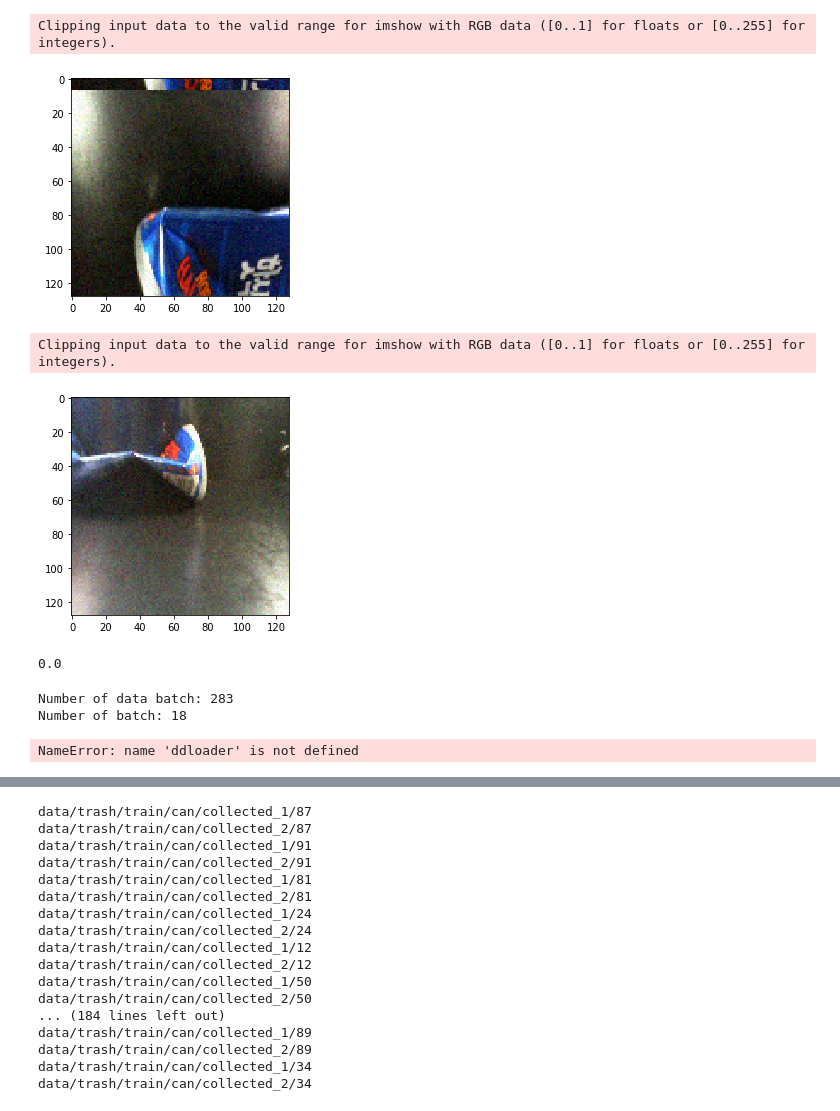
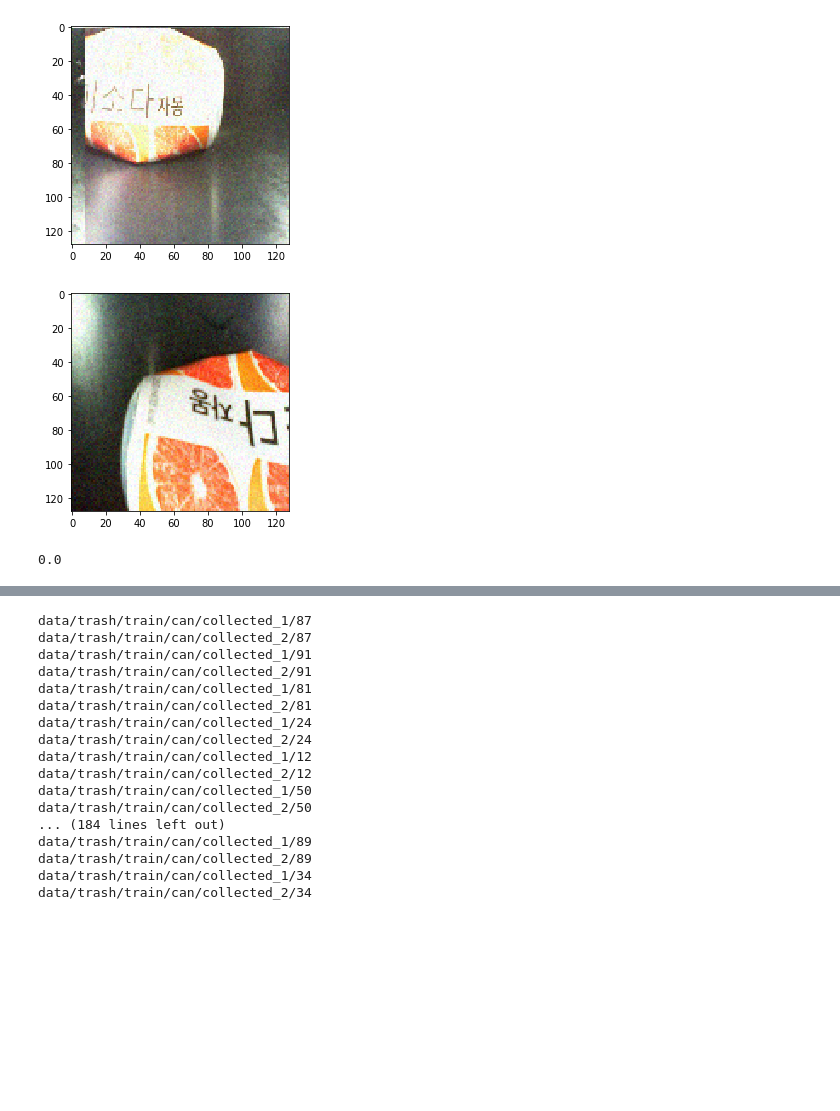
Before and after one commit to fukkuj/hanyang-erica-sw-fusion-conference, a Jupyter notebook: test_data_loader.ipynb, the cells around one changed output, grey strips where cells are left out. Saved outputs shown, nothing was run; the diff lists cells and outputs as text; code cells hidden in the pictures; blank space fills up the shorter version.

```diff
--- a/test_data_loader.ipynb
+++ b/test_data_loader.ipynb
@@ -19,21 +18,10 @@ print(y)
 # %%
-plt.imshow(((x[0, 0, :3].transpose(1, 2, 0) + 1) / 2))
+plt.imshow((x[0, 0, :3].transpose(1, 2, 0) + 0.5))
 plt.show()
-plt.imshow(((x[0, 0, 3:].transpose(1, 2, 0) + 1) / 2))
+plt.imshow((x[0, 0, 3:].transpose(1, 2, 0) + 0.5))
 plt.show()
 print(y[0])
 # %% [output]
+[figure, new version]
+[figure, new version]
-Clipping input data to the valid range for imshow with RGB data ([0..1] for floats or [0..255] for integers).
+0.0
-[figure, old version]
-Clipping input data to the valid range for imshow with RGB data ([0..1] for floats or [0..255] for integers).
-[figure, old version]
-0.0
-# %%
-ddloader = DetectorDataLoader(DETECTOR_TRAIN_DATA_PATH, DETECTOR_CAT)
-# %% [output]
-Number of data batch: 283
-Number of batch: 18
-# %%
-x, y = next(ddloader.next_batch())
-# %% [output]
-NameError: name 'ddloader' is not defined
```
Also changed, not shown: parts of 4 cells of this notebook, 4 other files.
